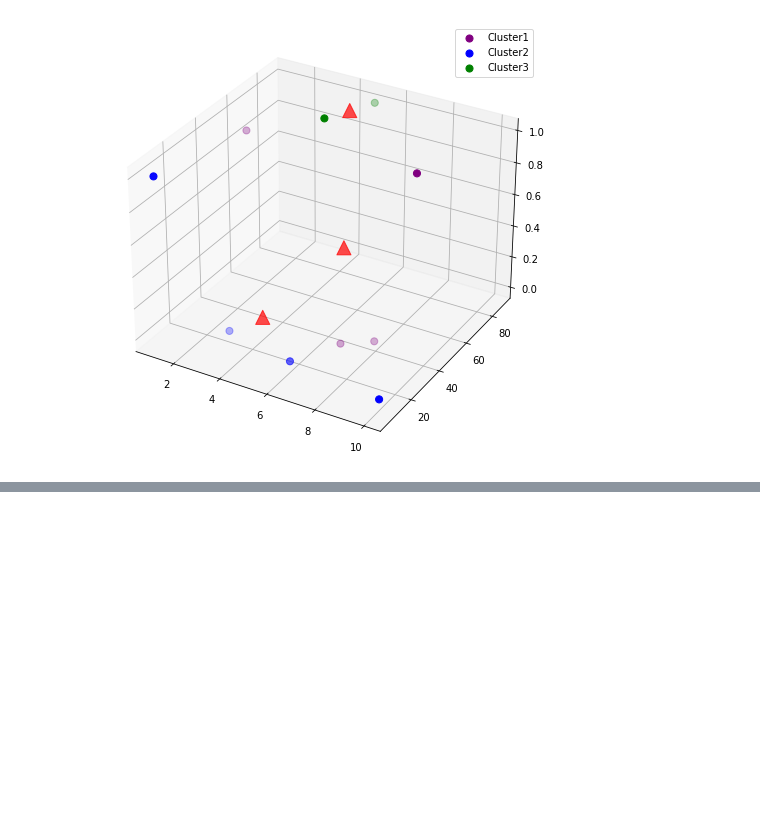
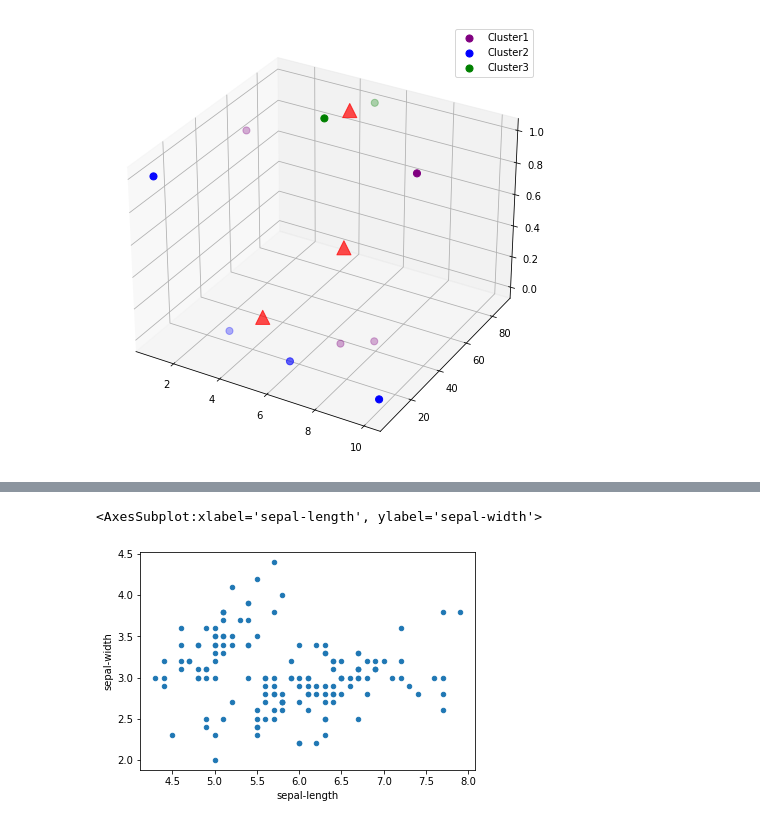
Before and after one commit to comet-602/sklearn, a Jupyter notebook: kmeans.ipynb, the cells around one changed output, grey strips where cells are left out. Saved outputs shown, nothing was run; the diff lists cells and outputs as text; code cells hidden in the pictures; blank space fills up the shorter version.

```diff
--- a/kmeans.ipynb
+++ b/kmeans.ipynb
@@ -116,0 +173,5 @@ ax.scatter(kmeans.cluster_centers_[:,0],kmeans.cluster_centers_[:,1],kmeans.clus
+# %%
+df_iris.plot(x='sepal-length', y='sepal-width', kind='scatter')
+# %% [output]
+<AxesSubplot:xlabel='sepal-length', ylabel='sepal-width'>
+[figure, added]
```
Also changed, not shown: parts of 14 cells of this notebook, 1 other file.
